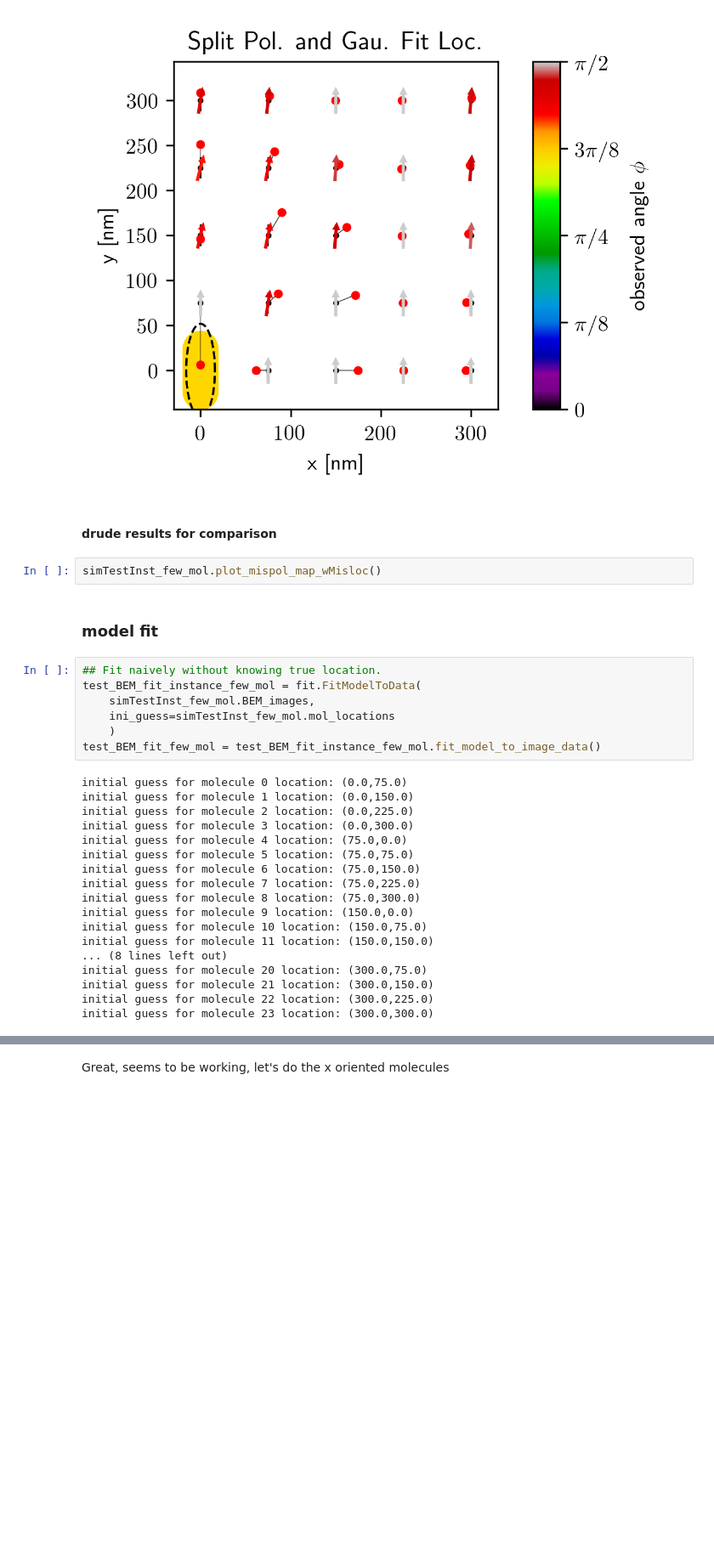
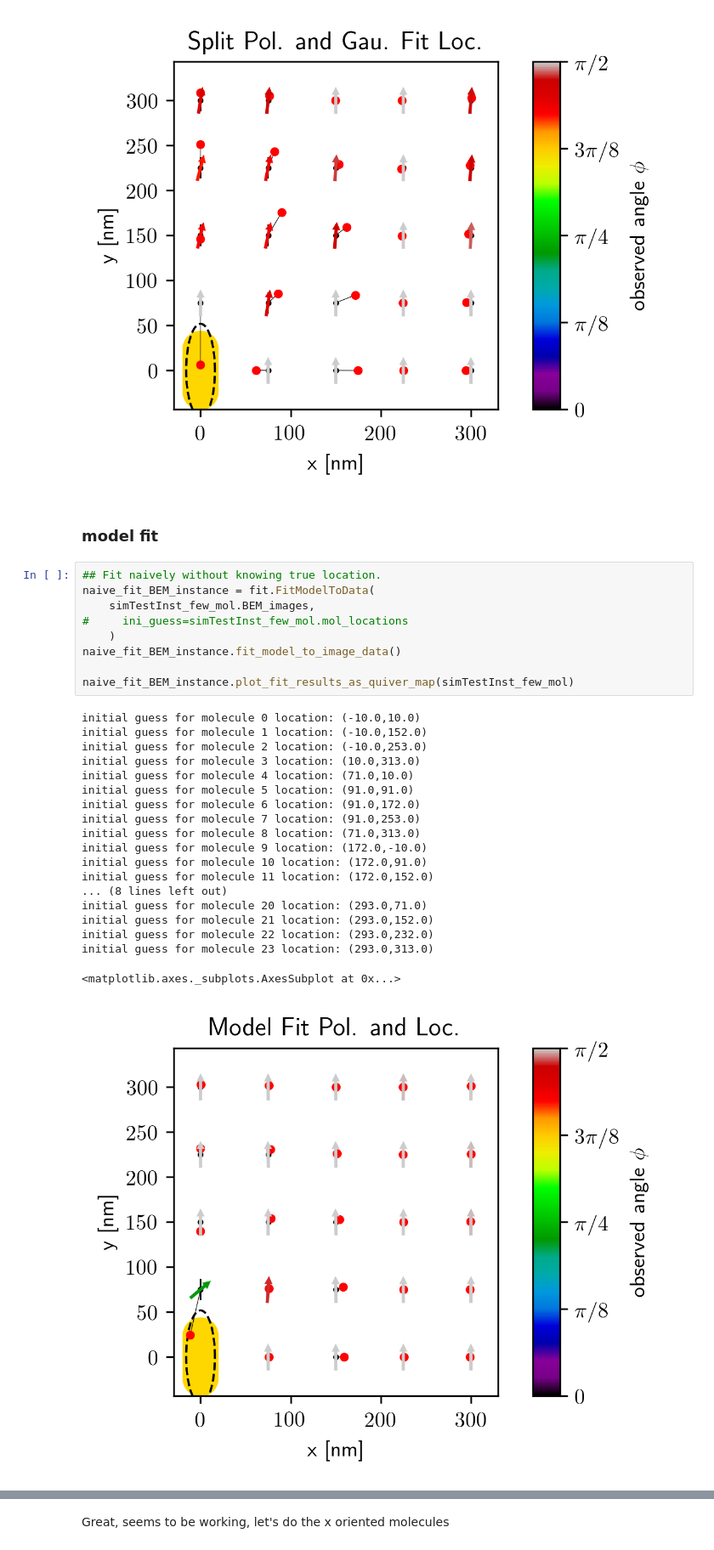
Before and after one commit to HarrisonGoldwyn/mispolarization, a Jupyter notebook: solving_problems/notebooks/fit_localization_from_BEM_fields.ipynb, the cells around one changed output, grey strips where cells are left out. Shown: that part at 85% size. Saved outputs shown, nothing was run; the diff lists cells and outputs as text; blank space fills up the shorter version.

```diff
--- a/solving_problems/notebooks/fit_localization_from_BEM_fields.ipynb
+++ b/solving_problems/notebooks/fit_localization_from_BEM_fields.ipynb
@@ -348,34 +349,34 @@ calculating diffracted fields
 simTestInst_few_mol.plot_mispol_map_wMisloc()
 # %% [output]
 [figure]
-# %% [markdown]
-#### drude results for comparison
-# %%
-simTestInst_few_mol.plot_mispol_map_wMisloc()
 # %% [markdown]
 ### model fit
 # %%
 ## Fit naively without knowing true location.
-test_BEM_fit_instance_few_mol = fit.FitModelToData(
+naive_fit_BEM_instance = fit.FitModelToData(
     simTestInst_few_mol.BEM_images,
-    ini_guess=simTestInst_few_mol.mol_locations
+#     ini_guess=simTestInst_few_mol.mol_locations
     )
-test_BEM_fit_few_mol = test_BEM_fit_instance_few_mol.fit_model_to_image_data()
+naive_fit_BEM_instance.fit_model_to_image_data()
+
+naive_fit_BEM_instance.plot_fit_results_as_quiver_map(simTestInst_few_mol)
 # %% [output]
-initial guess for molecule 0 location: (0.0,75.0)
-initial guess for molecule 1 location: (0.0,150.0)
-initial guess for molecule 2 location: (0.0,225.0)
-initial guess for molecule 3 location: (0.0,300.0)
-initial guess for molecule 4 location: (75.0,0.0)
-initial guess for molecule 5 location: (75.0,75.0)
-initial guess for molecule 6 location: (75.0,150.0)
-initial guess for molecule 7 location: (75.0,225.0)
-initial guess for molecule 8 location: (75.0,300.0)
-initial guess for molecule 9 location: (150.0,0.0)
-initial guess for molecule 10 location: (150.0,75.0)
-initial guess for molecule 11 location: (150.0,150.0)
+initial guess for molecule 0 location: (-10.0,10.0)
+initial guess for molecule 1 location: (-10.0,152.0)
+initial guess for molecule 2 location: (-10.0,253.0)
+initial guess for molecule 3 location: (10.0,313.0)
+initial guess for molecule 4 location: (71.0,10.0)
+initial guess for molecule 5 location: (91.0,91.0)
+initial guess for molecule 6 location: (91.0,172.0)
+initial guess for molecule 7 location: (91.0,253.0)
+initial guess for molecule 8 location: (71.0,313.0)
+initial guess for molecule 9 location: (172.0,-10.0)
+initial guess for molecule 10 location: (172.0,91.0)
+initial guess for molecule 11 location: (172.0,152.0)
 ... (8 lines left out)
-initial guess for molecule 20 location: (300.0,75.0)
-initial guess for molecule 21 location: (300.0,150.0)
-initial guess for molecule 22 location: (300.0,225.0)
-initial guess for molecule 23 location: (300.0,300.0)
+initial guess for molecule 20 location: (293.0,71.0)
+initial guess for molecule 21 location: (293.0,152.0)
+initial guess for molecule 22 location: (293.0,232.0)
+initial guess for molecule 23 location: (293.0,313.0)
+<matplotlib.axes._subplots.AxesSubplot at 0x...>
+[figure, added]
```
Also changed, not shown: parts of 12 cells of this notebook, 5 other files.
